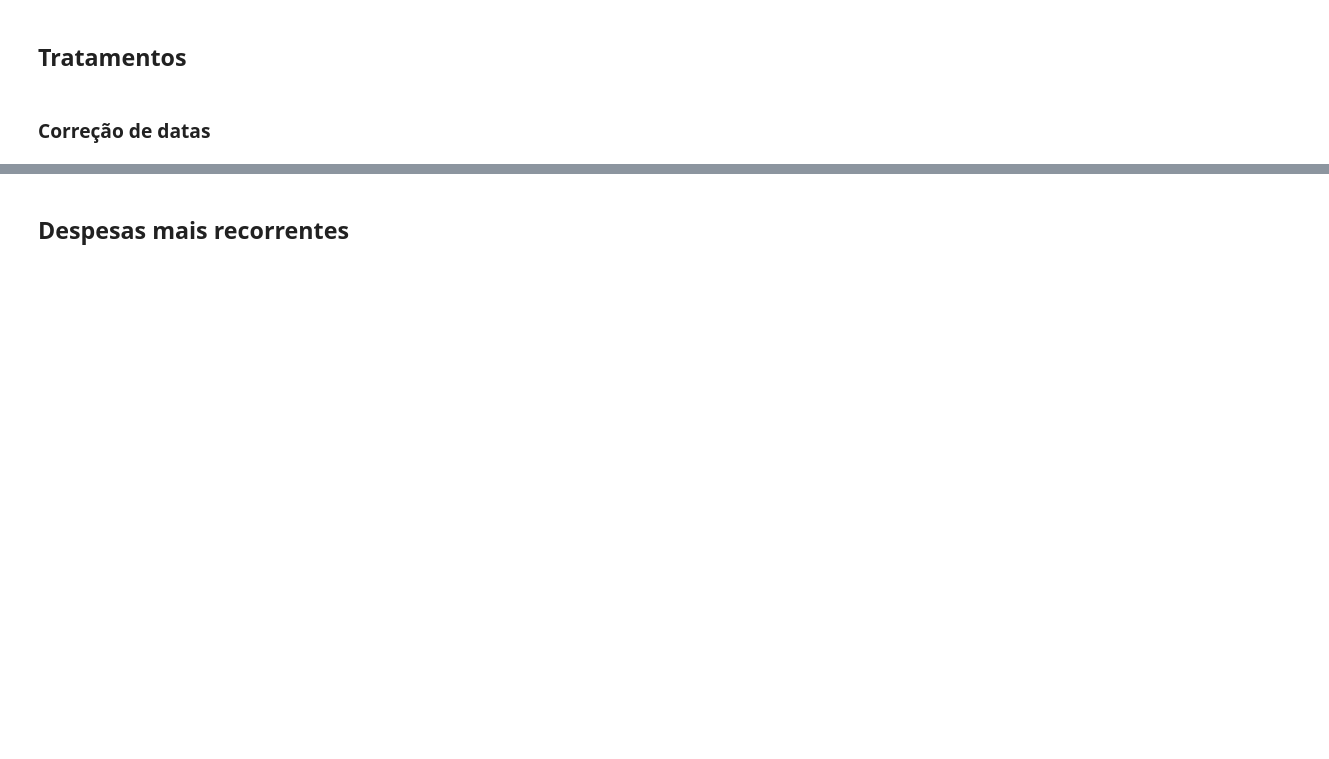
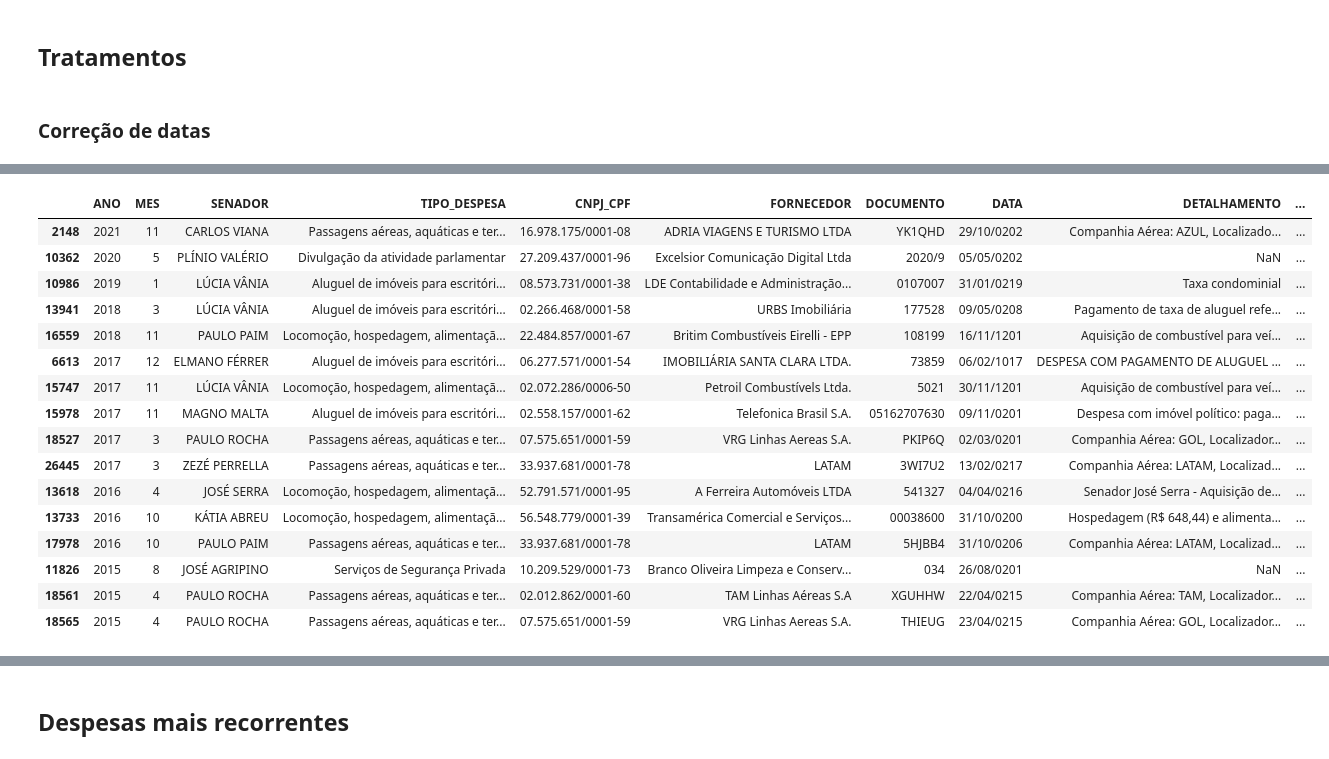
Before and after one commit to Tathy/Pesquisa-reembolsos-CEAPS, a Jupyter notebook: Pesquisa_sobre_dados_do_CEAPS.ipynb, the cells around one changed output, grey strips where cells are left out. Saved outputs shown, nothing was run; the diff lists cells and outputs as text; code cells hidden in the pictures; blank space fills up the shorter version.

```diff
--- a/Pesquisa_sobre_dados_do_CEAPS.ipynb
+++ b/Pesquisa_sobre_dados_do_CEAPS.ipynb
@@ -233,2 +232,0 @@ Name: DATA, dtype: int64
-# %%
-dados_ceaps["DATA"] = pd.to_datetime(dados_ceaps["DATA"])
@@ -239,2 +232,0 @@ dados_ceaps["DATA"] = pd.to_datetime(dados_ceaps["DATA"])
-# %%
-dados_ceaps["VALOR_REEMBOLSADO"] = dados_ceaps["VALOR_REEMBOLSADO"].astype(float)
@@ -268,0 +275,3 @@ Name: TIPO_DESPESA, dtype: int64
+# %%
+dados_ceaps["DATA"] = [x.replace('Companhia Aérea: AVIANCA, Localizador: ZNEU9F. Passageiros: EDUARDO ALVES DO AMORIM (Matrícula 234312, PARLAMENTAR), Voo: 6223 - ARACAJU/BRASÍLIA - 24/08/2015;', '24/08/2015') for x in dados_ceaps["DATA"]]
+dados_ceaps["DATA"] = [x.replace('Companhia Aérea: TAM, Localizador: YXGDSJ. Passageiros: JOSÉ SILVIO MONTEIRO (Matrícula 188223, COMISSIONADO), Voo: 3538 - BRASÍLIA/ARACAJU - 07/08/2015;', '07/08/2015') for x in dados_ceaps["DATA"]]
@@ -268,0 +304,3 @@ Name: TIPO_DESPESA, dtype: int64
+# %%
+dados_ceaps['ANO_INT_TEMP'] = pd.to_numeric(dados_ceaps['DATA'].str[6:])
+dados_ceaps.info()
@@ -268,0 +337,21 @@ Name: TIPO_DESPESA, dtype: int64
+# %%
+index_ano_invalido_menores = dados_ceaps['ANO_INT_TEMP'] < 1677
+display(dados_ceaps[index_ano_invalido_menores])
+# %% [output]
+|  | ANO | MES | SENADOR | TIPO_DESPESA | CNPJ_CPF | FORNECEDOR | DOCUMENTO | DATA | DETALHAMENTO | ... |
+| 2148 | 2021 | 11 | CARLOS VIANA | Passagens aéreas, aquáticas e ter... | 16.978.175/0001-08 | ADRIA VIAGENS E TURISMO LTDA | YK1QHD | 29/10/0202 | Companhia Aérea: AZUL, Localizado... | ... |
+| 10362 | 2020 | 5 | PLÍNIO VALÉRIO | Divulgação da atividade parlamentar | 27.209.437/0001-96 | Excelsior Comunicação Digital Ltda | 2020/9 | 05/05/0202 | NaN | ... |
+| 10986 | 2019 | 1 | LÚCIA VÂNIA | Aluguel de imóveis para escritóri... | 08.573.731/0001-38 | LDE Contabilidade e Administração... | 0107007 | 31/01/0219 | Taxa condominial | ... |
+| 13941 | 2018 | 3 | LÚCIA VÂNIA | Aluguel de imóveis para escritóri... | 02.266.468/0001-58 | URBS Imobiliária | 177528 | 09/05/0208 | Pagamento de taxa de aluguel refe... | ... |
+| 16559 | 2018 | 11 | PAULO PAIM | Locomoção, hospedagem, alimentaçã... | 22.484.857/0001-67 | Britim Combustíveis Eirelli - EPP | 108199 | 16/11/1201 | Aquisição de combustível para veí... | ... |
+| 6613 | 2017 | 12 | ELMANO FÉRRER | Aluguel de imóveis para escritóri... | 06.277.571/0001-54 | IMOBILIÁRIA SANTA CLARA LTDA. | 73859 | 06/02/1017 | DESPESA COM PAGAMENTO DE ALUGUEL ... | ... |
+| 15747 | 2017 | 11 | LÚCIA VÂNIA | Locomoção, hospedagem, alimentaçã... | 02.072.286/0006-50 | Petroil Combustívels Ltda. | 5021 | 30/11/1201 | Aquisição de combustível para veí... | ... |
+| 15978 | 2017 | 11 | MAGNO MALTA | Aluguel de imóveis para escritóri... | 02.558.157/0001-62 | Telefonica Brasil S.A. | 05162707630 | 09/11/0201 | Despesa com imóvel político: paga... | ... |
+| 18527 | 2017 | 3 | PAULO ROCHA | Passagens aéreas, aquáticas e ter... | 07.575.651/0001-59 | VRG Linhas Aereas S.A. | PKIP6Q | 02/03/0201 | Companhia Aérea: GOL, Localizador... | ... |
+| 26445 | 2017 | 3 | ZEZÉ PERRELLA | Passagens aéreas, aquáticas e ter... | 33.937.681/0001-78 | LATAM | 3WI7U2 | 13/02/0217 | Companhia Aérea: LATAM, Localizad... | ... |
+| 13618 | 2016 | 4 | JOSÉ SERRA | Locomoção, hospedagem, alimentaçã... | 52.791.571/0001-95 | A Ferreira Automóveis LTDA | 541327 | 04/04/0216 | Senador José Serra - Aquisição de... | ... |
+| 13733 | 2016 | 10 | KÁTIA ABREU | Locomoção, hospedagem, alimentaçã... | 56.548.779/0001-39 | Transamérica Comercial e Serviços... | 00038600 | 31/10/0200 | Hospedagem (R$ 648,44) e alimenta... | ... |
+| 17978 | 2016 | 10 | PAULO PAIM | Passagens aéreas, aquáticas e ter... | 33.937.681/0001-78 | LATAM | 5HJBB4 | 31/10/0206 | Companhia Aérea: LATAM, Localizad... | ... |
+| 11826 | 2015 | 8 | JOSÉ AGRIPINO | Serviços de Segurança Privada | 10.209.529/0001-73 | Branco Oliveira Limpeza e Conserv... | 034 | 26/08/0201 | NaN | ... |
+| 18561 | 2015 | 4 | PAULO ROCHA | Passagens aéreas, aquáticas e ter... | 02.012.862/0001-60 | TAM Linhas Aéreas S.A | XGUHHW | 22/04/0215 | Companhia Aérea: TAM, Localizador... | ... |
+| 18565 | 2015 | 4 | PAULO ROCHA | Passagens aéreas, aquáticas e ter... | 07.575.651/0001-59 | VRG Linhas Aereas S.A. | THIEUG | 23/04/0215 | Companhia Aérea: GOL, Localizador... | ... |
```
Also changed, not shown: parts of 111 cells of this notebook.
